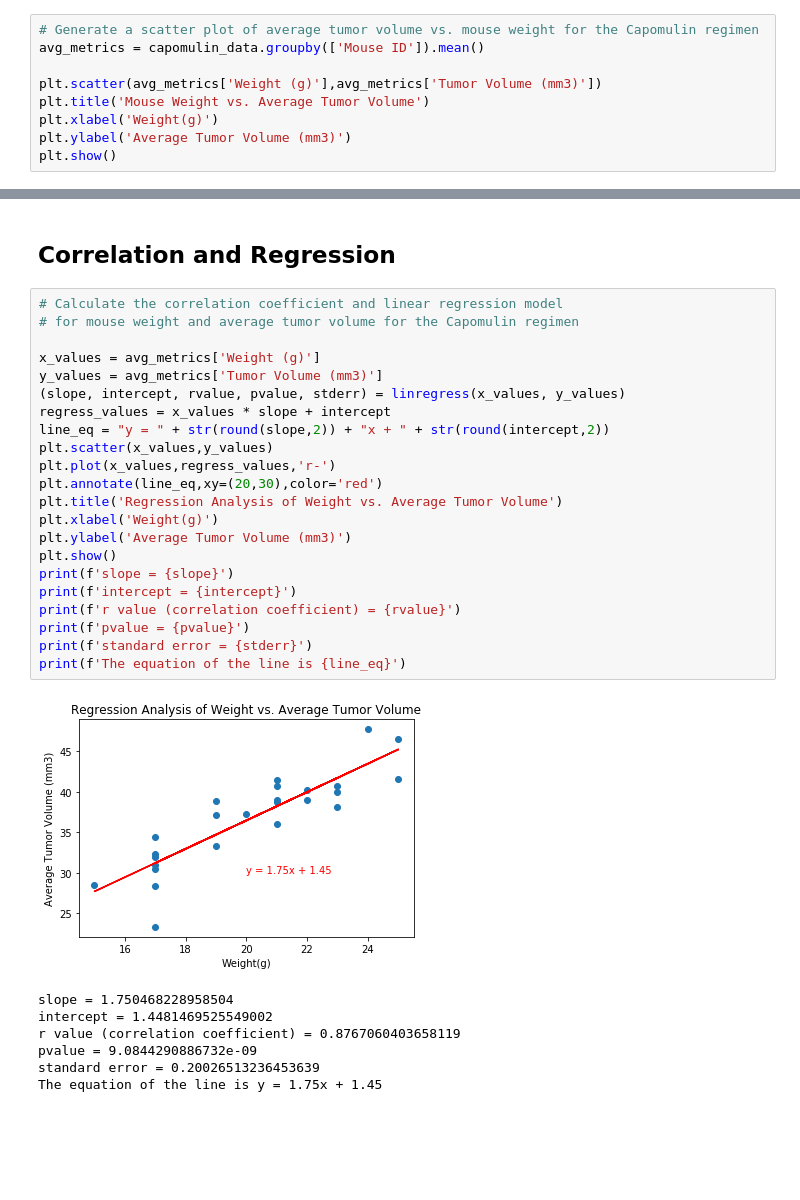
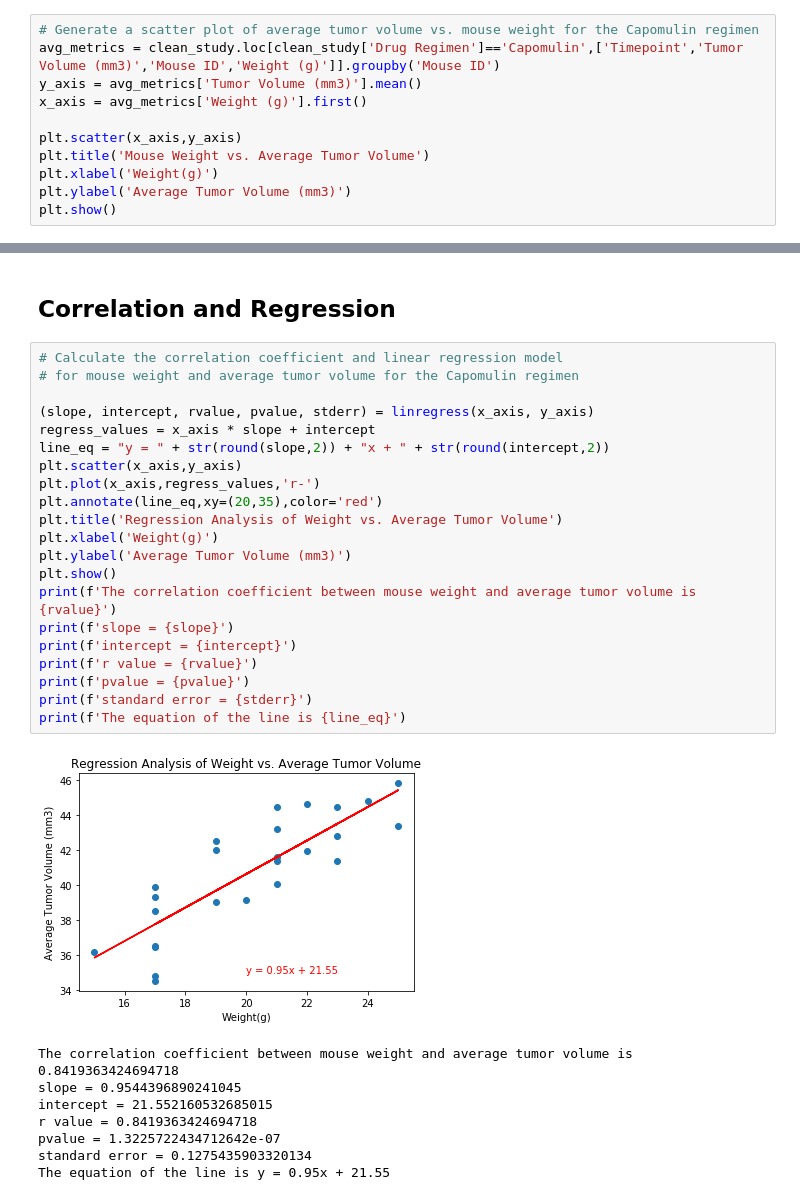
Before and after one commit to cblank210/matplotlib-challenge, a Jupyter notebook: Pymaceuticals/pymaceuticals.ipynb, the cells around one changed output, grey strips where cells are left out. Saved outputs shown, nothing was run; the diff lists cells and outputs as text; blank space fills up the shorter version.

```diff
--- a/Pymaceuticals/pymaceuticals.ipynb
+++ b/Pymaceuticals/pymaceuticals.ipynb
@@ -277,8 +303,10 @@ plt.show()
 # %%
 # Generate a scatter plot of average tumor volume vs. mouse weight for the Capomulin regimen
-avg_metrics = capomulin_data.groupby(['Mouse ID']).mean()
+avg_metrics = clean_study.loc[clean_study['Drug Regimen']=='Capomulin',['Timepoint','Tumor Volume (mm3)','Mouse ID','Weight (g)']].groupby('Mouse ID')
+y_axis = avg_metrics['Tumor Volume (mm3)'].mean()
+x_axis = avg_metrics['Weight (g)'].first()
 
-plt.scatter(avg_metrics['Weight (g)'],avg_metrics['Tumor Volume (mm3)'])
+plt.scatter(x_axis,y_axis)
 plt.title('Mouse Weight vs. Average Tumor Volume')
 plt.xlabel('Weight(g)')
 plt.ylabel('Average Tumor Volume (mm3)')
@@ -290,30 +318,30 @@ plt.show()
 # %%
 # Calculate the correlation coefficient and linear regression model
 # for mouse weight and average tumor volume for the Capomulin regimen
 
-x_values = avg_metrics['Weight (g)']
-y_values = avg_metrics['Tumor Volume (mm3)']
-(slope, intercept, rvalue, pvalue, stderr) = linregress(x_values, y_values)
-regress_values = x_values * slope + intercept
+(slope, intercept, rvalue, pvalue, stderr) = linregress(x_axis, y_axis)
+regress_values = x_axis * slope + intercept
 line_eq = "y = " + str(round(slope,2)) + "x + " + str(round(intercept,2))
-plt.scatter(x_values,y_values)
-plt.plot(x_values,regress_values,'r-')
-plt.annotate(line_eq,xy=(20,30),color='red')
+plt.scatter(x_axis,y_axis)
+plt.plot(x_axis,regress_values,'r-')
+plt.annotate(line_eq,xy=(20,35),color='red')
 plt.title('Regression Analysis of Weight vs. Average Tumor Volume')
 plt.xlabel('Weight(g)')
 plt.ylabel('Average Tumor Volume (mm3)')
 plt.show()
+print(f'The correlation coefficient between mouse weight and average tumor volume is {rvalue}')
 print(f'slope = {slope}')
 print(f'intercept = {intercept}')
-print(f'r value (correlation coefficient) = {rvalue}')
+print(f'r value = {rvalue}')
 print(f'pvalue = {pvalue}')
 print(f'standard error = {stderr}')
 print(f'The equation of the line is {line_eq}')
 # %% [output]
-[figure, old version]
+[figure, new version]
-slope = 1.750468228958504
-intercept = 1.4481469525549002
-r value (correlation coefficient) = 0.8767060403658119
-pvalue = 9.0844290886732e-09
-standard error = 0.20026513236453639
-The equation of the line is y = 1.75x + 1.45
+The correlation coefficient between mouse weight and average tumor volume is 0.8419363424694718
+slope = 0.9544396890241045
+intercept = 21.552160532685015
+r value = 0.8419363424694718
+pvalue = 1.3225722434712642e-07
+standard error = 0.1275435903320134
+The equation of the line is y = 0.95x + 21.55
```
Also changed, not shown: parts of 8 cells of this notebook.
